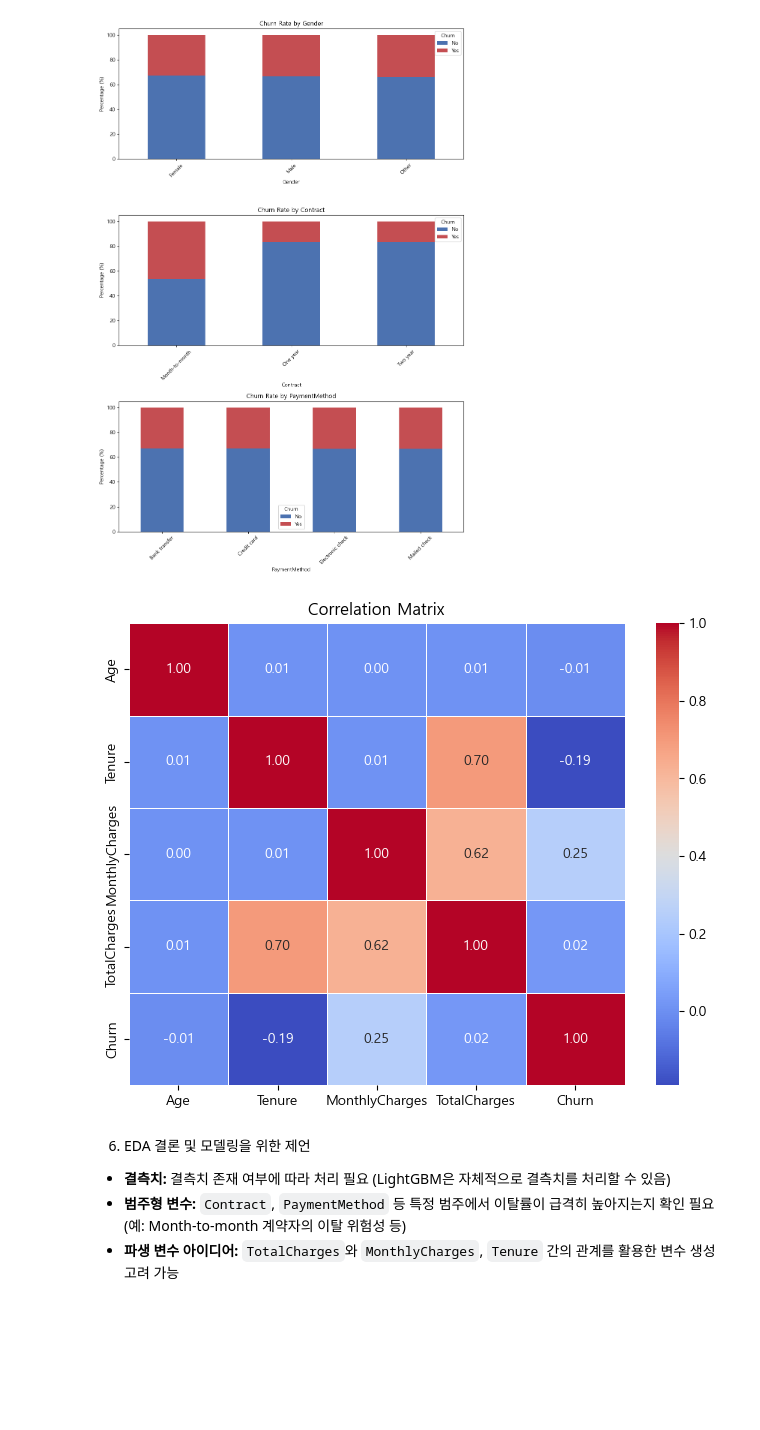
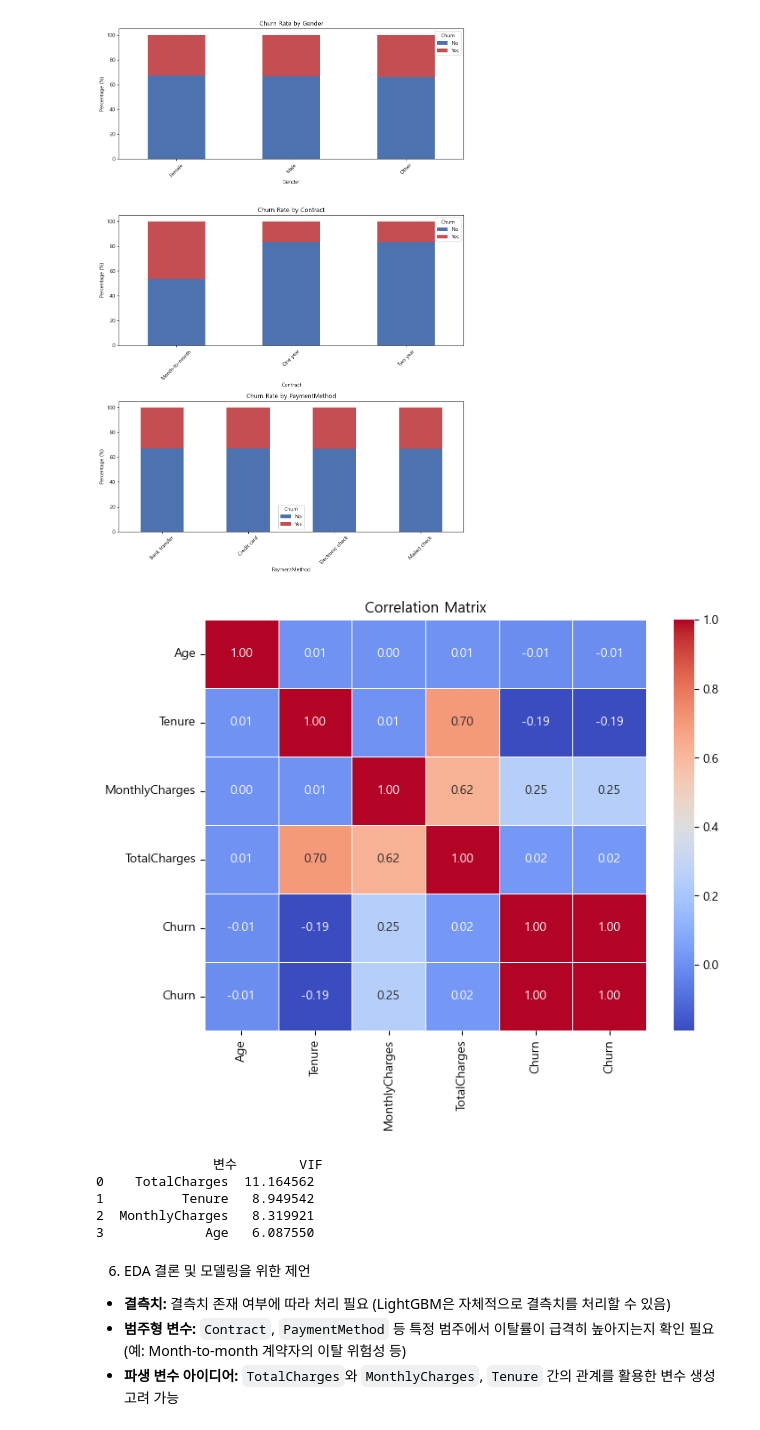
Before and after one commit to leeyonghyok/LEE_2nd_2Team, a Jupyter notebook: EDA/EDA.ipynb, the cells around one changed output. Cells and saved outputs as stored; diff of their text form; code cells hidden in the pictures; blank space fills up the shorter version.

```diff
--- a/EDA/EDA.ipynb
+++ b/EDA/EDA.ipynb
@@ -153,15 +173,36 @@ plt.show()
 # %%
 # 5. 변수 간 상관관계 분석 (Correlation Matrix)
 # 수치형 특성들 간의 다중공선성(Multicollinearity)이나 타겟과의 연관성을 파악합니다.
 # 상관관계 분석을 위해 Churn 변수를 0과 1로 매핑
 df_corr = df.copy()
 df_corr['Churn'] = df_corr['Churn'].map({'Yes': 1, 'No': 0})
 plt.figure(figsize=(8, 6))
 sns.heatmap(df_corr[num_cols + ['Churn']].corr(), annot=True, cmap='coolwarm', fmt='.2f', linewidths=0.5)
 plt.title('Correlation Matrix')
 plt.show()
+
+df_corr
+
+from statsmodels.stats.outliers_influence import variance_inflation_factor
+import pandas as pd
+
+num_cols = ['Age', 'Tenure', 'MonthlyCharges', 'TotalCharges']  # 수치형 변수 리스트 (Churn 포함)
+
+# VIF 계산 (수치형 변수만)
+vif_data = pd.DataFrame()
+vif_data['변수'] = num_cols
+vif_data['VIF'] = [variance_inflation_factor(df_corr[num_cols].values, i)
+                   for i in range(len(num_cols))]
+
+vif_data = vif_data.sort_values('VIF', ascending=False).reset_index(drop=True)
+print(vif_data)
 # %% [output]
-[figure, old version]
+[figure, new version]
+               변수        VIF
+0    TotalCharges  11.164562
+1          Tenure   8.949542
+2  MonthlyCharges   8.319921
+3             Age   6.087550
 # %% [markdown]
 6. EDA 결론 및 모델링을 위한 제언
 - **결측치:** 결측치 존재 여부에 따라 처리 필요 (LightGBM은 자체적으로 결측치를 처리할 수 있음)
```
Also changed, not shown: parts of 13 cells of this notebook, 43 other files.
